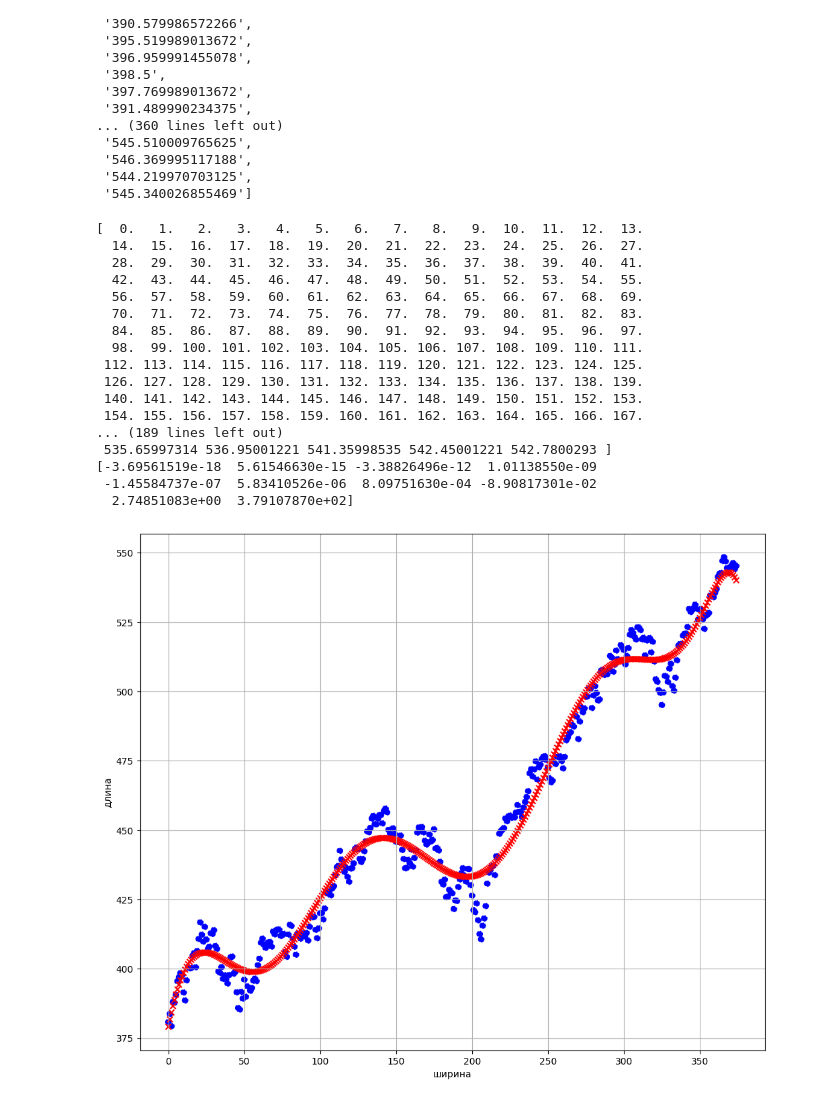
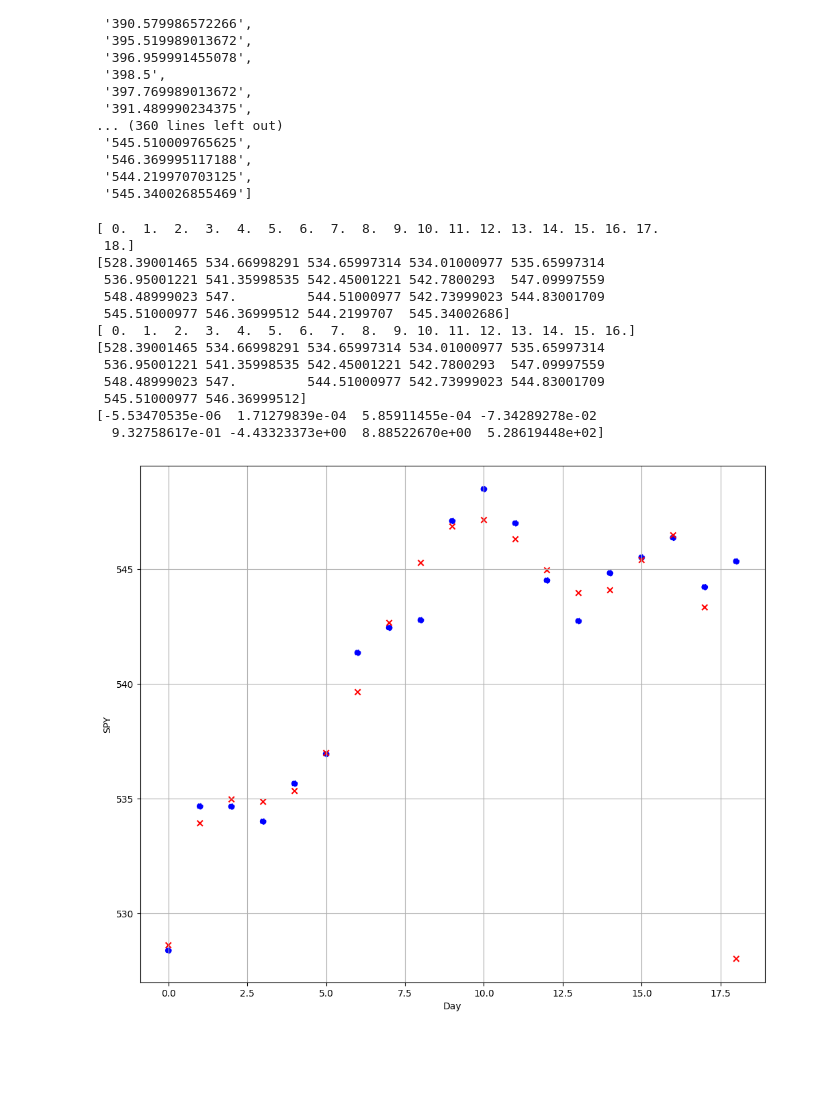
Before and after one commit to Sergey-Kiselev-dev/ML_sem_pub, a Jupyter notebook: ML_job_SPY_01.ipynb, the cells around one changed output. Saved outputs shown, nothing was run; the diff lists cells and outputs as text; code cells hidden in the pictures; blank space fills up the shorter version.

```diff
--- a/ML_job_SPY_01.ipynb
+++ b/ML_job_SPY_01.ipynb
@@ -405,6 +405,7 @@ price_close
  '544.219970703125',
  '545.340026855469']
 # %%
+price_close = price_close[-70:]
 N = len(price_close) - 1
 x = np.zeros(N)
 y = np.zeros(N)
@@ -414,56 +415,52 @@ for i in range(1, N+1, 1):
 print(x)
 print(y)
 
-x_train = x[0:N-10]
-y_train = y[0:N-10]
+x_train = x[0:N-2]
+y_train = y[0:N-2]
 print(x_train)
 print(y_train)
 
 N = len(x)
-M = 9
+M = 7
 
 z_train = np.polyfit(x_train, y_train, M)
 print(z_train)
 # %% [output]
-[  0.   1.   2.   3.   4.   5.   6.   7.   8.   9.  10.  11.  12.  13.
-  14.  15.  16.  17.  18.  19.  20.  21.  22.  23.  24.  25.  26.  27.
-  28.  29.  30.  31.  32.  33.  34.  35.  36.  37.  38.  39.  40.  41.
-  42.  43.  44.  45.  46.  47.  48.  49.  50.  51.  52.  53.  54.  55.
-  56.  57.  58.  59.  60.  61.  62.  63.  64.  65.  66.  67.  68.  69.
-  70.  71.  72.  73.  74.  75.  76.  77.  78.  79.  80.  81.  82.  83.
-  84.  85.  86.  87.  88.  89.  90.  91.  92.  93.  94.  95.  96.  97.
-  98.  99. 100. 101. 102. 103. 104. 105. 106. 107. 108. 109. 110. 111.
- 112. 113. 114. 115. 116. 117. 118. 119. 120. 121. 122. 123. 124. 125.
- 126. 127. 128. 129. 130. 131. 132. 133. 134. 135. 136. 137. 138. 139.
- 140. 141. 142. 143. 144. 145. 146. 147. 148. 149. 150. 151. 152. 153.
- 154. 155. 156. 157. 158. 159. 160. 161. 162. 163. 164. 165. 166. 167.
-... (189 lines left out)
- 535.65997314 536.95001221 541.35998535 542.45001221 542.7800293 ]
-[-3.69561519e-18  5.61546630e-15 -3.38826496e-12  1.01138550e-09
- -1.45584737e-07  5.83410526e-06  8.09751630e-04 -8.90817301e-02
-  2.74851083e+00  3.79107870e+02]
+[ 0.  1.  2.  3.  4.  5.  6.  7.  8.  9. 10. 11. 12. 13. 14. 15. 16. 17.
+ 18.]
+[528.39001465 534.66998291 534.65997314 534.01000977 535.65997314
+ 536.95001221 541.35998535 542.45001221 542.7800293  547.09997559
+ 548.48999023 547.         544.51000977 542.73999023 544.83001709
+ 545.51000977 546.36999512 544.2199707  545.34002686]
+[ 0.  1.  2.  3.  4.  5.  6.  7.  8.  9. 10. 11. 12. 13. 14. 15. 16.]
+[528.39001465 534.66998291 534.65997314 534.01000977 535.65997314
+ 536.95001221 541.35998535 542.45001221 542.7800293  547.09997559
+ 548.48999023 547.         544.51000977 542.73999023 544.83001709
+ 545.51000977 546.36999512]
+[-5.53470535e-06  1.71279839e-04  5.85911455e-04 -7.34289278e-02
+  9.32758617e-01 -4.43323373e+00  8.88522670e+00  5.28619448e+02]
 # %%
 a = z_train
 xplt = y
 # yplt = [a[0]*xx**2 + a[1]*xx + a[2] for xx in x]
 yplt = np.zeros(N)
 for i in range(N):
   ytmp = 0.0
   for j in range(M + 1):
     ytmp += a[j] * x[i] ** (M - j)
   yplt[i] = ytmp
 # print(yplt)
 
 plt.figure(figsize=(12, 10))
 
 plt.scatter([j for j in range(len(x))], xplt, color='blue', linestyle="-.", marker='o', label='01')
 plt.scatter([j for j in range(len(x))], yplt, color='red', linestyle="-.", marker='x', label='01')
 
 # plt.xlim([0, 45])
 # plt.ylim([0, 1])
-plt.ylabel("длина")
-plt.xlabel("ширина")
+plt.ylabel("SPY")
+plt.xlabel("Day")
 plt.grid(True)
 plt.show()
 # %% [output]
-[figure, old version]
+[figure, new version]
```
